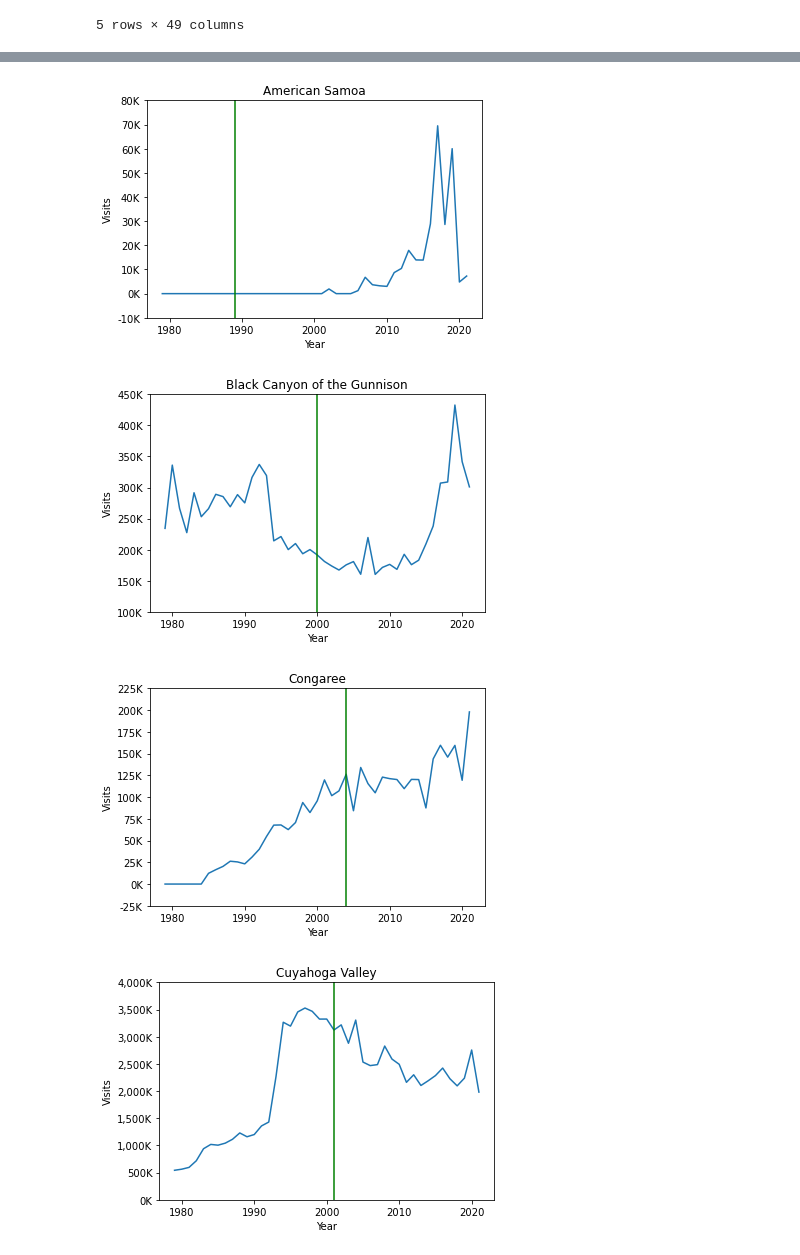
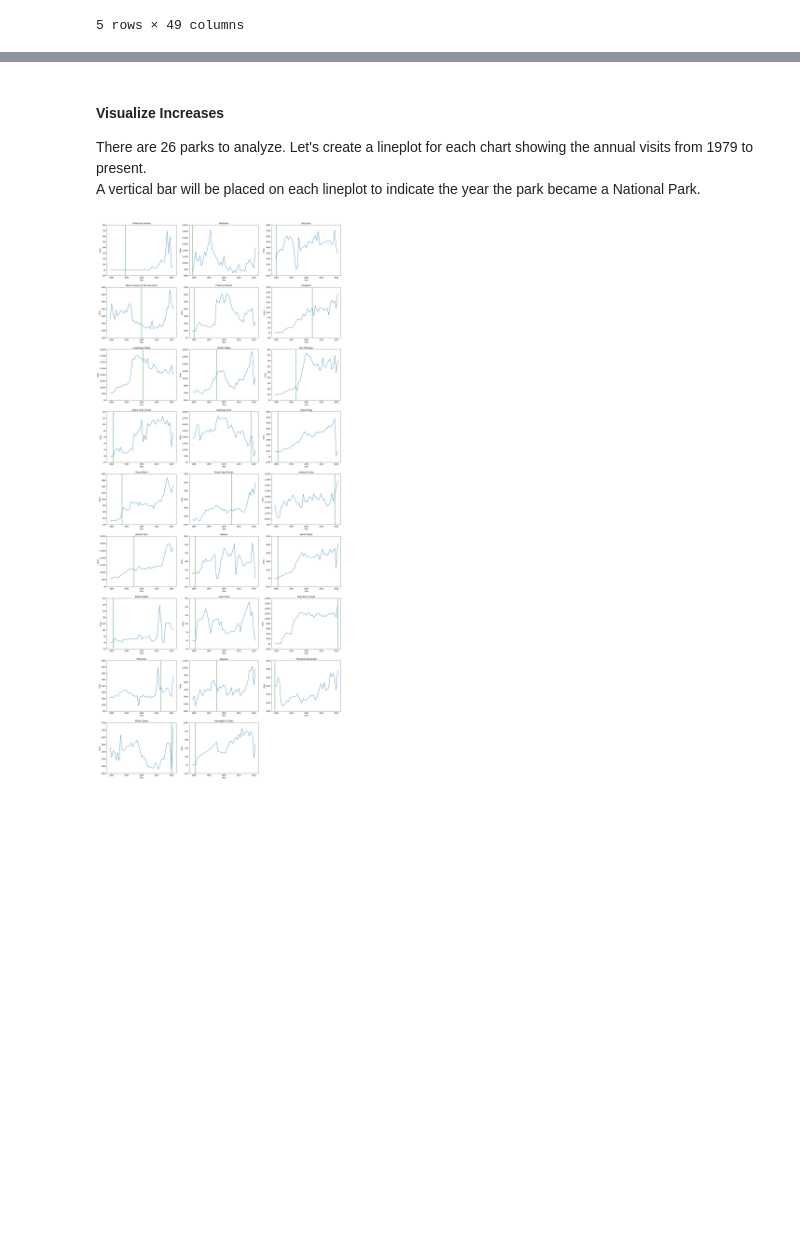
Before and after one commit to carl-schick-ds/national-parks, a Jupyter notebook: national-parks.ipynb, the cells around one changed output, grey strips where cells are left out. Drawn from its saved outputs; the diff is of its cells as text; code cells hidden in the pictures; blank space fills up the shorter version.

Commit message:
Reduce the analysis set and redo the basic charts.

```diff
--- a/national-parks.ipynb
+++ b/national-parks.ipynb
@@ -78,7 +78,8 @@ if REFRESH_DATA:
             for value in units.find_all('Value'):
                 raw_code = value.find("Code").text
                 name = value.find("Name").text
-                code = raw_code if raw_code not in park_unit_exceptions.keys() else park_unit_exceptions[raw_code]
+                # code = raw_code if raw_code not in park_unit_exceptions.keys() else park_unit_exceptions[raw_code]
+                code = park_unit_exceptions.get(raw_code, raw_code)
                 national_parks[code] = name
 
     # Manually add New River Gorge, if it hasn't been added yet
@@ -281,9 +285,8 @@ park_data_df.head()
 # Let's calculate the first year of a Park as their established year, if they were established betwen Jan-June; or the following year if they were established Jul-Dec.
 park_data_df['First Year'] = park_data_df['Established'].apply(lambda x: x.year if x.month <= 6 else x.year + 1)
 
-# Since we only have visit data from 1979 and beyond, we will filter out parks established prior to 1981.
-# That will give us at least 2 years of visit data before the park became a National Park.
-park_data_filtered_df = park_data_df[park_data_df['First Year'] > 1980]
+# Filter the dataset to parks that were established after we started counting visits (1979).
+park_data_filtered_df = park_data_df[park_data_df['First Year'] >= 1979]
 print(park_data_filtered_df.shape)
 print(park_data_filtered_df.head())
 # %% [output]
@@ -338,21 +322,30 @@ dfm = park_data_filtered_df.melt(id_vars=['Name', 'First Year'], value_vars=year
+# %% [markdown]
+#### Visualize Increases
+There are 26 parks to analyze.  Let's create a lineplot for each chart showing the annual visits from 1979 to present.
+A vertical bar will be placed on each lineplot to indicate the year the park became a National Park.
 # %%
-# g = sns.relplot(data=dfm, x='Year', y='Visits', kind='line', row='Name')
-line_position = park_data_filtered_df['First Year'].tolist()
+num_parks = park_data_filtered_df.shape[0]
+num_cols = 3
+num_rows = int(num_parks / num_cols) + 1
 
-# for ax, pos in zip(g.axes.flat, line_position):
-#     ax.axvline(x=pos, color='g')
+fig, axes = plt.subplots(num_rows, num_cols, figsize=(20,num_rows * 5), tight_layout=dict(pad=2.0))
 
-for index, row in park_data_filtered_df.iterrows():
-    g = sns.lineplot(data=dfm[dfm['Name'] == row['Name']], x='Year', y='Visits')
+# Plot each park's annual visit counts.
+# Place a gree vertical line on the First Year the park was a National Park
+for i, (index, row) in enumerate(park_data_filtered_df.iterrows()):
+    g_row, g_column = divmod(i, num_cols)
+    current_ax = axes[g_row][g_column]
+    g = sns.lineplot(data=dfm[dfm['Name'] == row['Name']], x='Year', y='Visits', ax = current_ax)
     g.set_title(row['Name'])
     ylabels = ['{:,.0f}'.format(y) + 'K' for y in g.get_yticks()/1000]
     g.set_yticks(g.get_yticks())  ## Only do this to suppress warning about setting tick labels without setting ticks
     g.set_yticklabels(ylabels)
-    plt.axvline(x=row['First Year'], color='g')
-    plt.show()
-    plt.clf()
+    current_ax.axvline(x=row['First Year'], color='g')
+
+# Turn off remaining axes
+for i in range(num_parks, num_rows*num_cols):
+    g_row, g_column = divmod(i, num_cols)
+    current_ax = axes[g_row][g_column]
+    current_ax.axis('off')
 # %% [output]
-[figure, old version]
+[figure, new version]
-[figure, removed]
-[figure, removed]
-[figure, removed]
```
Also changed, not shown: parts of 12 cells of this notebook, 1 other file.
